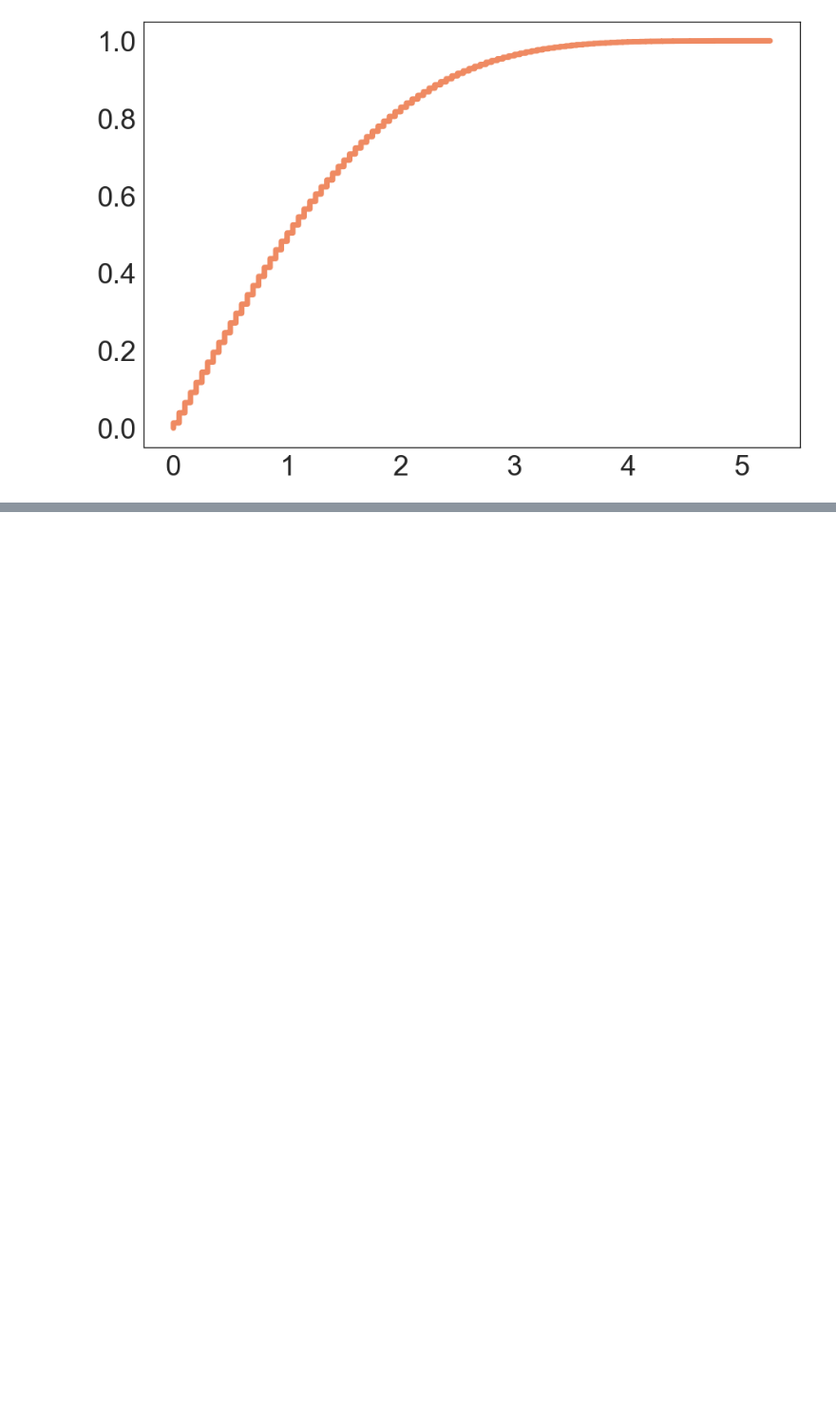
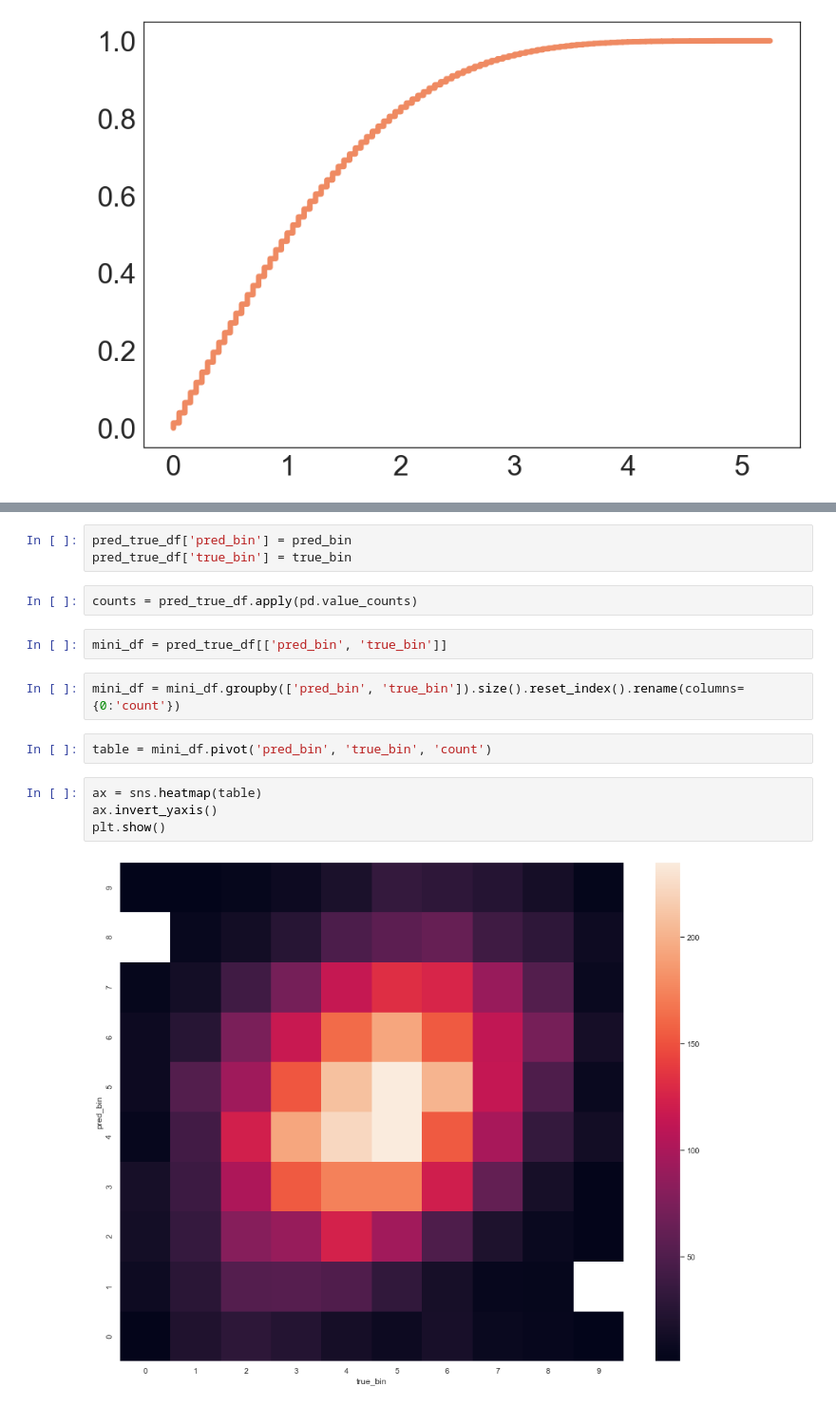
Before and after one commit to tr0up2r/satisfaction-classifier-with-xai, a Jupyter notebook: plotting.ipynb, the cells around one changed output, grey strips where cells are left out. Shown at 95% size. Drawn from its saved outputs; the diff is of its cells as text; blank space fills up the shorter version.

```diff
--- a/plotting.ipynb
+++ b/plotting.ipynb
@@ -435,0 +556,17 @@ draw_multiple_cdf_normalize_y([comb_sub], "satisfaction_difference", colors, 'Sa
+# %%
+pred_true_df['pred_bin'] = pred_bin
+pred_true_df['true_bin'] = true_bin
+# %%
+counts = pred_true_df.apply(pd.value_counts)
+# %%
+mini_df = pred_true_df[['pred_bin', 'true_bin']]
+# %%
+mini_df = mini_df.groupby(['pred_bin', 'true_bin']).size().reset_index().rename(columns={0:'count'})
+# %%
+table = mini_df.pivot('pred_bin', 'true_bin', 'count')
+# %%
+ax = sns.heatmap(table)
+ax.invert_yaxis()
+plt.show()
+# %% [output]
+[figure, added]
```
Also changed, not shown: parts of 17 cells of this notebook.
